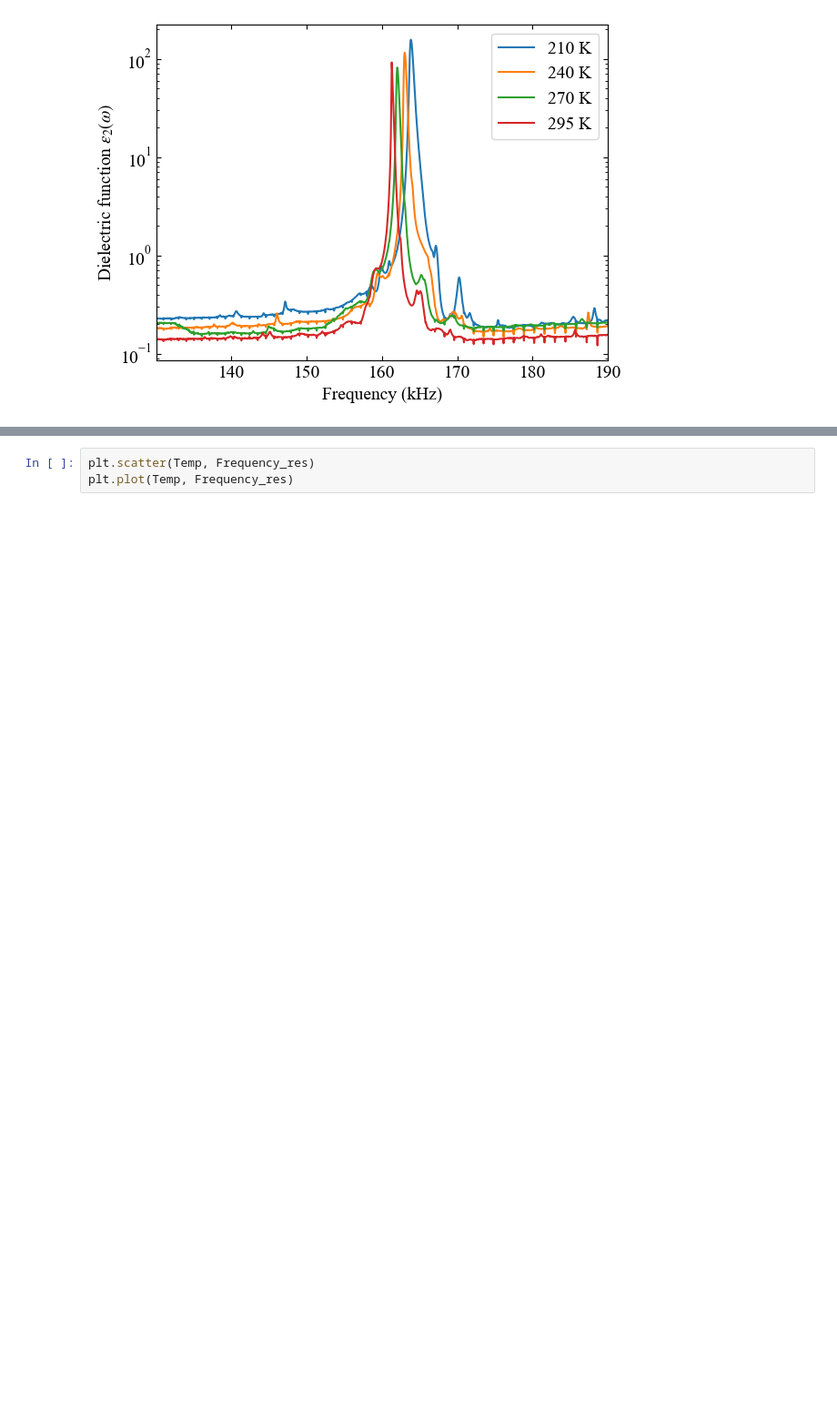
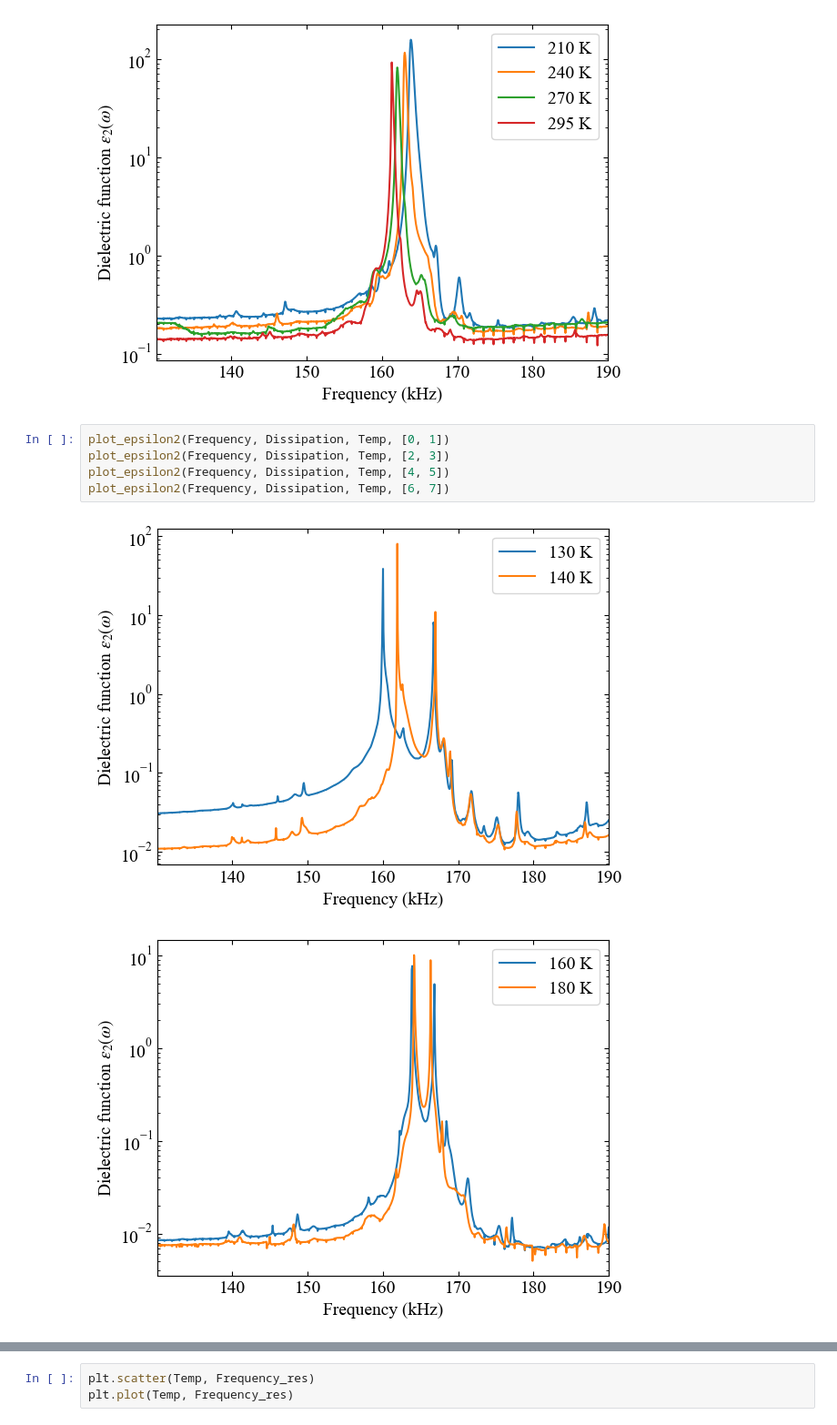
Before and after one commit to xiang-gong3944/----, a Jupyter notebook: 2024_10_25_強誘電体/data/2024_10_25.ipynb, the cells around one changed output, grey strips where cells are left out. Shown at 91% size. Cells and saved outputs as stored; diff of their text form; blank space fills up the shorter version.

```diff
--- a/2024_10_25_強誘電体/data/2024_10_25.ipynb
+++ b/2024_10_25_強誘電体/data/2024_10_25.ipynb
@@ -99,3 +99,11 @@ plot_epsilon2(Frequency, Epsilon2, Temp, [4, 5, 6, 7])
 [figure]
 [figure]
 [figure]
+# %%
+plot_epsilon2(Frequency, Dissipation, Temp, [0, 1])
+plot_epsilon2(Frequency, Dissipation, Temp, [2, 3])
+plot_epsilon2(Frequency, Dissipation, Temp, [4, 5])
+plot_epsilon2(Frequency, Dissipation, Temp, [6, 7])
+# %% [output]
+[figure, added]
+[figure, added]
```
Also changed, not shown: parts of 1 cell of this notebook, 1 other file.
